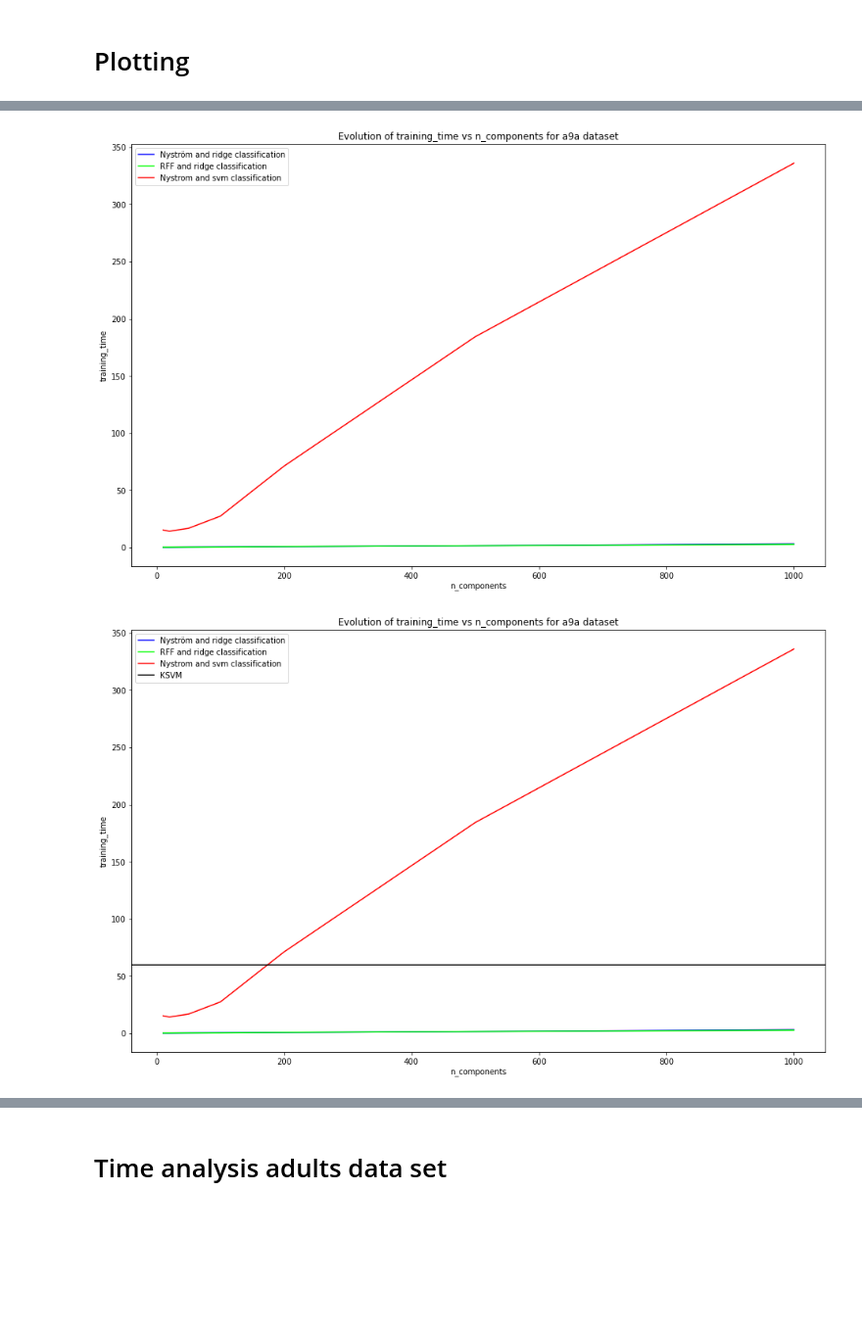
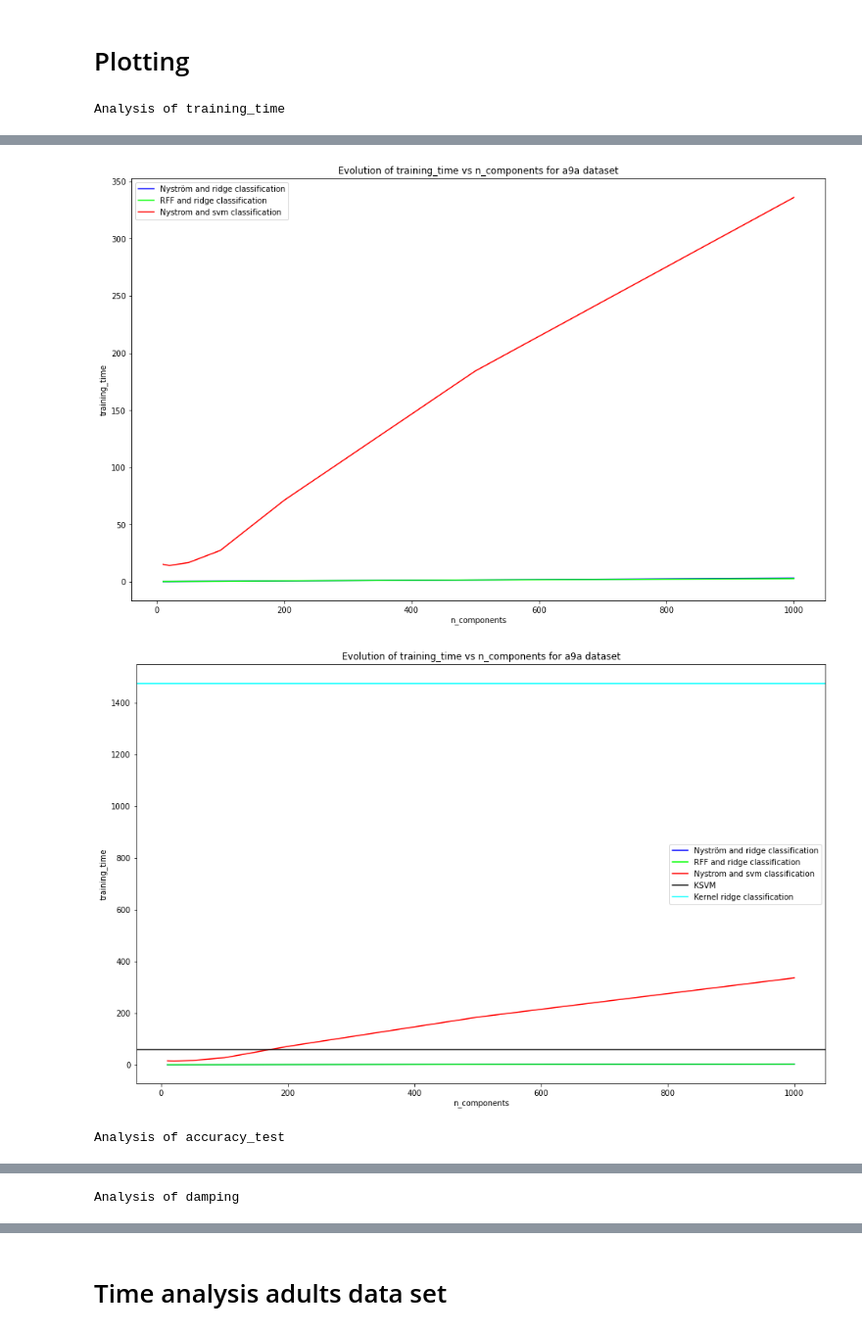
Before and after one commit to BlancaCC/Kernel-methods-comparatives, a Jupyter notebook: Basic-measures/analysis/analysis_a9a.ipynb, the cells around one changed output, grey strips where cells are left out. Shown at 98% size. Drawn from its saved outputs; the diff is of its cells as text; code cells hidden in the pictures; blank space fills up the shorter version.

Commit message:
CPU_SMALL DATA

```diff
--- a/Basic-measures/analysis/analysis_a9a.ipynb
+++ b/Basic-measures/analysis/analysis_a9a.ipynb
@@ -6,12 +6,16 @@ from plotting import plot_comparatives
 from utils import extract_parameters, sort_dataframe_by
 
 database = 'a9a'
+cv = 5
 
 df_nystrom_and_svm = pd.read_csv(f'/Users/blancacanocamarero/repositorios/TFM/Kernel-methods-comparatives/Basic-measures/results/accuracy_time_stats/Nystrom_and_svm_classification_{database}_cv_5.csv')
 df_nn = pd.read_csv(f'/Users/blancacanocamarero/repositorios/TFM/Kernel-methods-comparatives/Basic-measures/results/accuracy_time_stats/neural_network_classification_{database}_cv_5.txt')
 df_nystrom_and_ridge = pd.read_csv(f'/Users/blancacanocamarero/repositorios/TFM/Kernel-methods-comparatives/Basic-measures/results/accuracy_time_stats/Nystrom_and_ridge_classification_{database}_cv_5.txt')
 df_rbf_and_ridge = pd.read_csv(f'/Users/blancacanocamarero/repositorios/TFM/Kernel-methods-comparatives/Basic-measures/results/accuracy_time_stats/RBF_and_ridge_classification_{database}_cv_5.txt')
+#df_rbf_and_svm = pd.read_csv(f'/Users/blancacanocamarero/repositorios/TFM/Kernel-methods-comparatives/Basic-measures/results/accuracy_time_stats/RBF_and_svm_classification_{database}_cv_5.txt')
+
 file_path_for_ksvm = '/Users/blancacanocamarero/repositorios/TFM/Kernel-methods-comparatives/Basic-measures/results/accuracy_time_stats/KSVM_classification_a9a_cv_5.txt'
+file_path_for_kernel_ridge_classification = f'/Users/blancacanocamarero/repositorios/TFM/Kernel-methods-comparatives/Basic-measures/results/accuracy_time_stats/kernel_ridge_classification_{database}_cv_{cv}.txt'
 
 
 df_with_n_components = [df_nystrom_and_ridge, df_rbf_and_ridge, df_nystrom_and_svm]
@@ -43,0 +28,18 @@ constant_labels = ['KSVM']
+# %%
+# get KSVM data
+best_params_ksvm, training_time_ksvm, test_accuracy_ksvm = extract_parameters(file_path_for_ksvm)
+best_params_krc, training_time_krc, test_accuracy_krc = extract_parameters(file_path_for_kernel_ridge_classification)
+
+damping_ksvm = damping_formula(float(test_accuracy_ksvm),float(training_time_ksvm))
+damping_krc = damping_formula(float(test_accuracy_krc),float(training_time_krc))
+
+constant_values = {
+    'model': ['KSVM', 'Kernel ridge classification'],
+    "training_time" : [training_time_ksvm, training_time_krc],
+    'accuracy_test' : [test_accuracy_ksvm, test_accuracy_krc],
+    'damping': [damping_ksvm, damping_krc],
+    'best_params' : [best_params_ksvm, best_params_krc]
+}
+df_basic_models = pd.DataFrame(constant_values)
+
+df_basic_models
@@ -127,13 +151,16 @@ Sort by  training_time
 # %%
 
 for column in ['training_time', 'accuracy_test', 'damping']:
     title = f'Evolution of {column} vs n_components for {database} dataset'
+    print(f'Analysis of {column}')
     if column == 'training_time':
         plot_comparatives(column=column, df_with_n_components=df_with_n_components[:-1], df_labels=df_labels[:-1], title=title)
     plot_comparatives(column=column, df_with_n_components=df_with_n_components, df_labels=df_labels, title=title)
-    plot_comparatives(column, df_with_n_components, df_labels, title, constant_values[column], constant_labels , False)
+    plot_comparatives(column, df_with_n_components, df_labels, title, df_basic_models[column], df_basic_models['model'] , False)
 # %% [output]
+Analysis of training_time
 [figure]
 [figure]
-[figure, old version]
+[figure, new version]
+Analysis of accuracy_test
 [figure]
@@ -141 +168,2 @@ for column in ['training_time', 'accuracy_test', 'damping']:
+Analysis of damping
 [figure]
```
Also changed, not shown: parts of 13 cells of this notebook, 44 other files.
